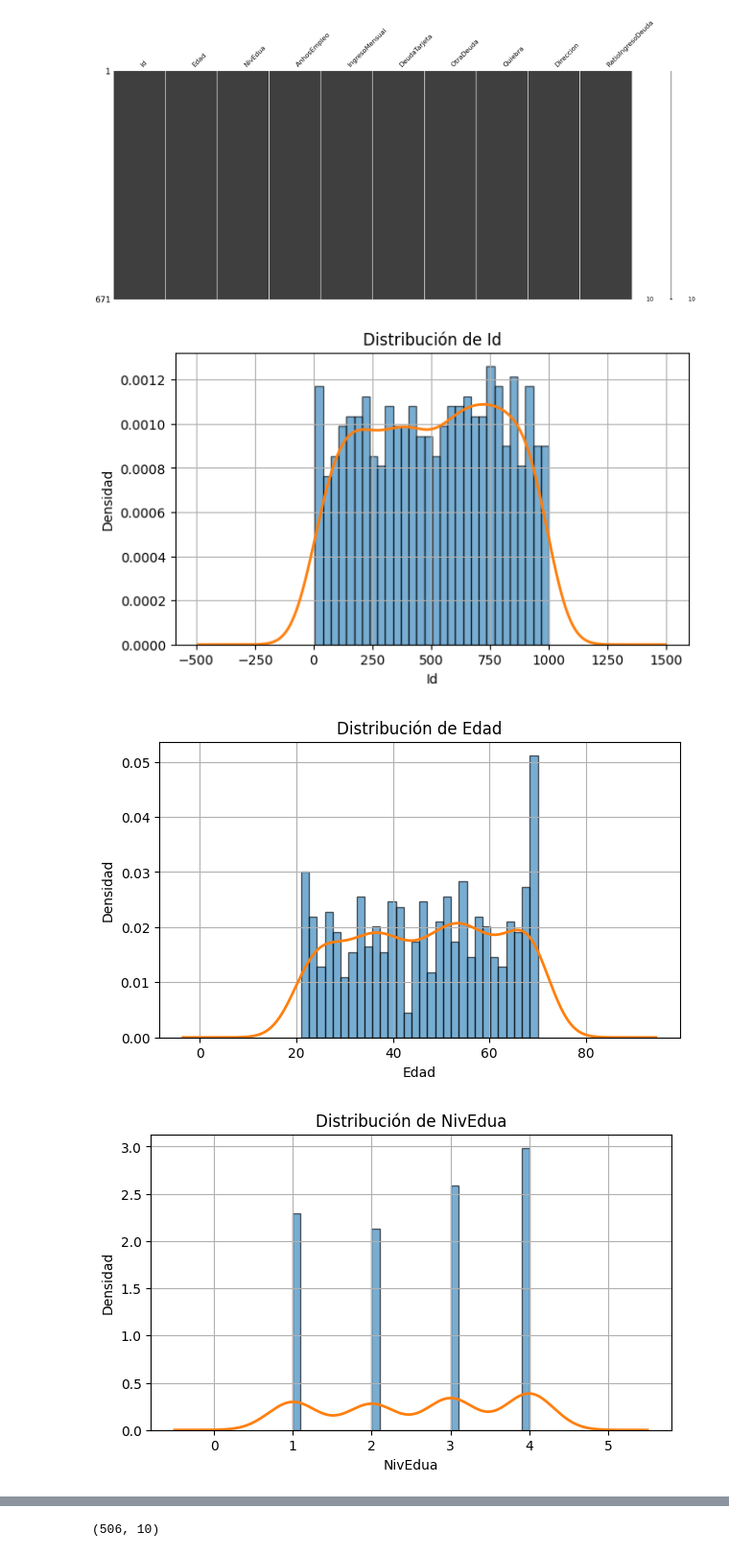
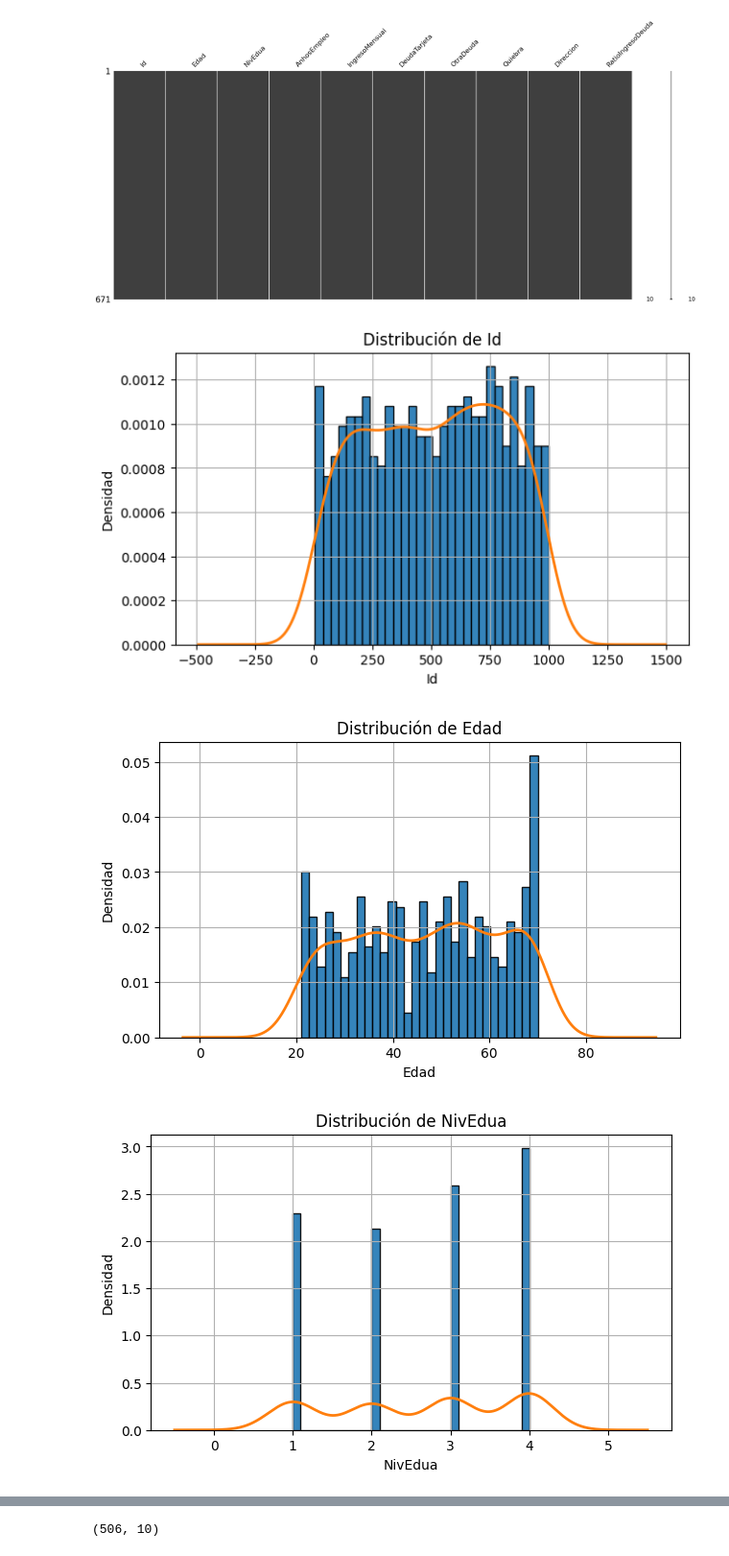
Before and after one commit to Nicoov21/data-mining, a Jupyter notebook: 2-x/LaboratorioGuía.ipynb, the cells around one changed output, grey strips where cells are left out. Shown at 96% size. Drawn from its saved outputs; the diff is of its cells as text; code cells hidden in the pictures.

```diff
--- a/2-x/LaboratorioGuía.ipynb
+++ b/2-x/LaboratorioGuía.ipynb
@@ -1,3 +1,4 @@
 # %%
-csv_path = "../x/Cliente_segmentacion_v0.csv"
+#Nombre del archivo
+csv_path = "Cliente_segmentacion_v0.csv"
 # %%
@@ -139,19 +198,26 @@ plt.show()
 # %%
 import matplotlib.pyplot as plt
 
 num_cols = df_clean.select_dtypes(include=["number", "bool"]).columns.tolist()
+#Seleccionamos las columnas que contengan datos númericos o booleanos del dataset limpio,
+#y las devolvemos como una lista.
 
-for col in num_cols:
+for col in num_cols: #Recorremos las columnas númericas/booleanas
     serie = pd.to_numeric(df_clean[col], errors="coerce").dropna()
-    plt.figure(figsize=(7, 4))
-    plt.hist(serie, bins=30, density=True, alpha=0.6, edgecolor="black")
+    #Convierte la columna a números, si no se puede la convierte a NaN y despues se borra
+    plt.figure(figsize=(7, 4)) #Define el tamaño del gráfico a mostrar
+    #Dibuja un histograma de serie, con 30 barras, normalizando la densidad,
+    # con una transpariencia de 0.6 o 60% y agregando un borde negro a las barras
+    plt.hist(serie, bins=30, density=True, alpha=0.9, edgecolor="black")
+
     serie.plot(kind="kde", linewidth=2)
-    plt.title(f"Distribución de {col}")
-    plt.xlabel(col)
-    plt.ylabel("Densidad")
-    plt.grid(True)
-    plt.show()
+    #Dibuja la curva de densidad encima del histograma, muestra la distribucion "aproximada" de los datos
+    plt.title(f"Distribución de {col}") #Agrega un titulo para cada columna
+    plt.xlabel(col) #En X escribe la columna
+    plt.ylabel("Densidad") #Y escribe densidad
+    plt.grid(True) #Muestra una rejilla de fondo
+    plt.show()#muestra el gráfico
 # %% [output]
-[figure, old version]
+[figure, new version]
-[figure, old version]
+[figure, new version]
-[figure, old version]
+[figure, new version]
```
Also changed, not shown: parts of 44 cells of this notebook, 11 other files.
